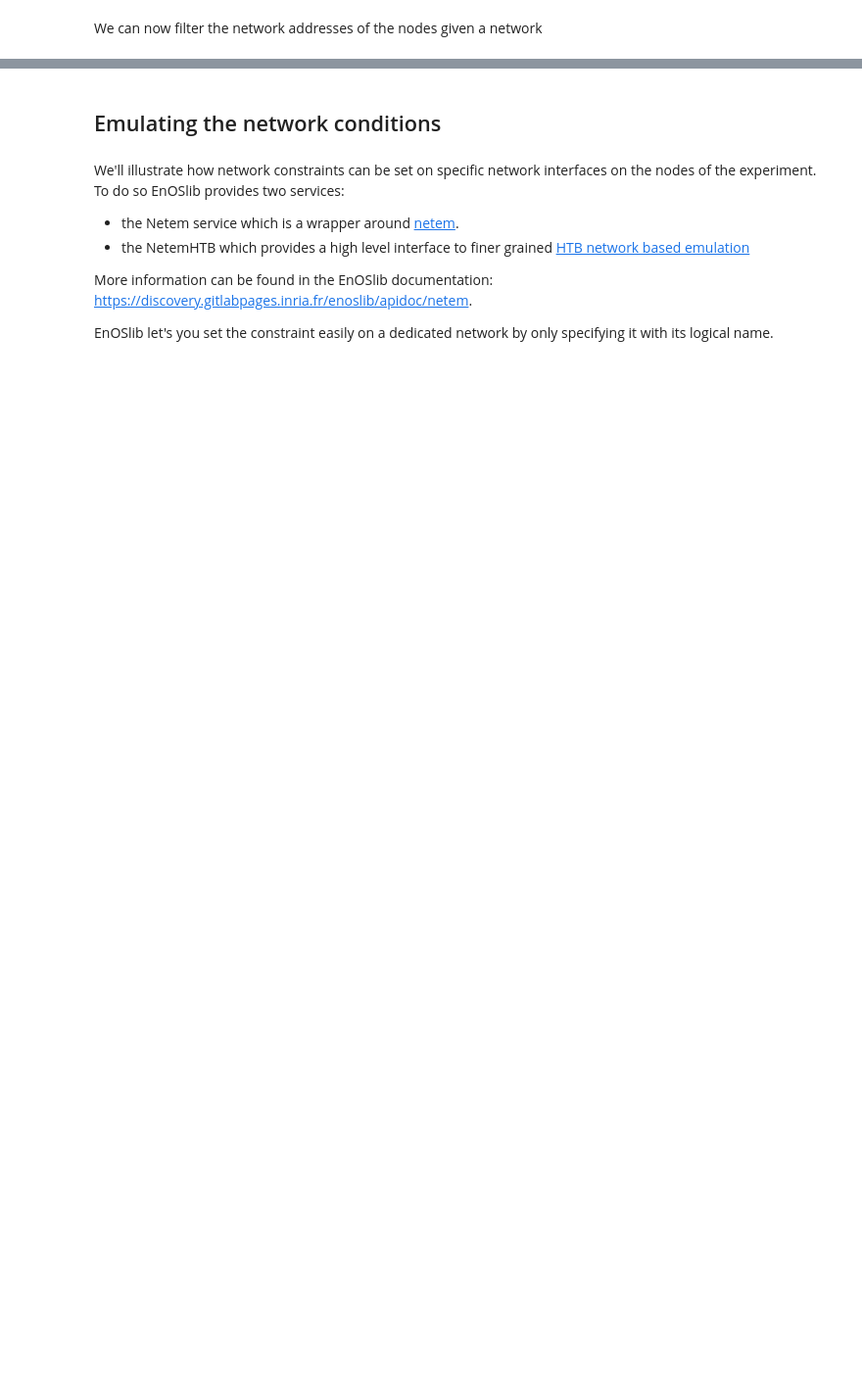
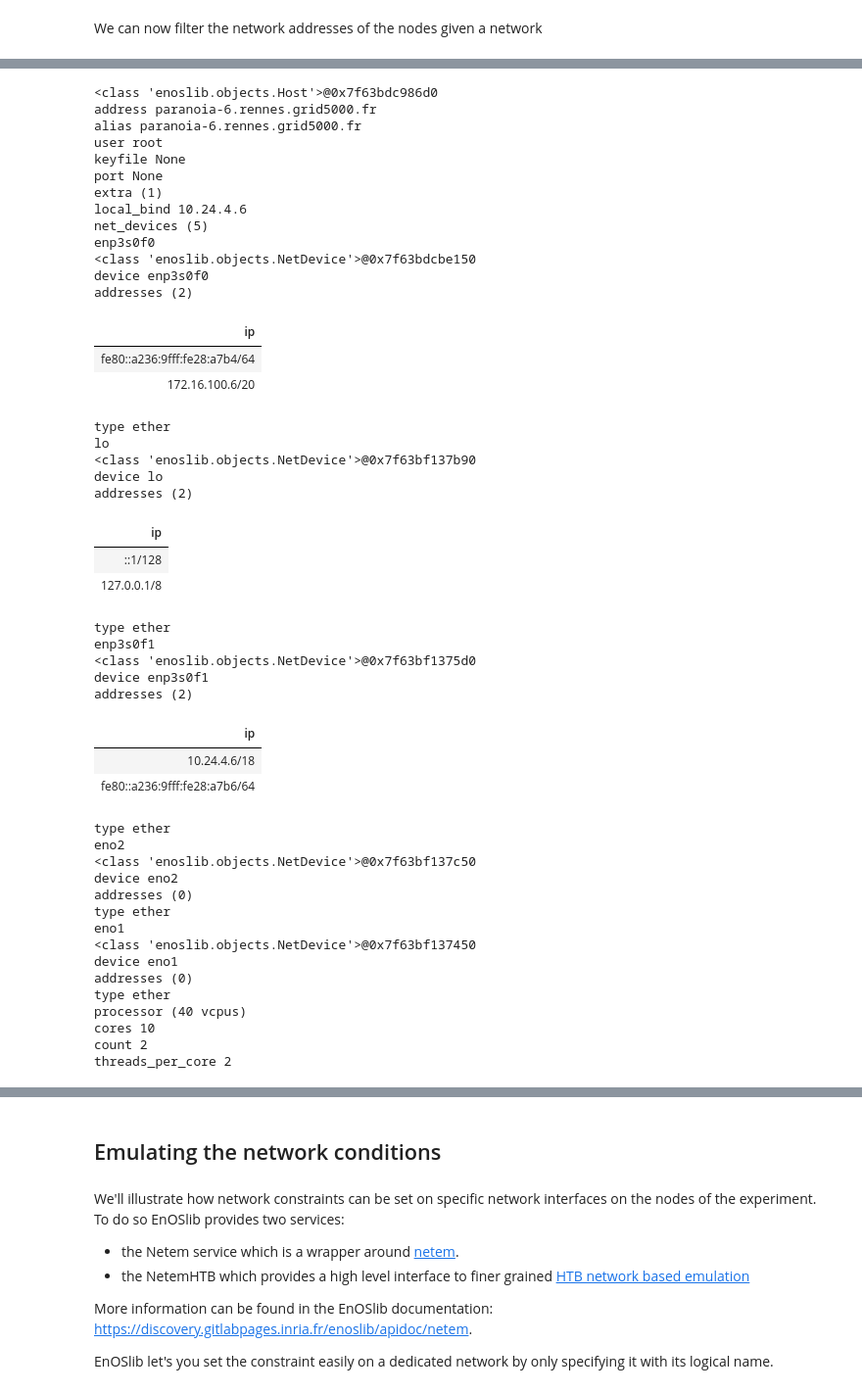
Before and after one commit to BeyondTheClouds/enoslib, a Jupyter notebook: docs/jupyter/03_using_several_networks.ipynb, the cells around one changed output, grey strips where cells are left out. Shown at 98% size. Drawn from its saved outputs; the diff is of its cells as text; code cells hidden in the pictures; blank space fills up the shorter version.

```diff
--- a/docs/jupyter/03_using_several_networks.ipynb
+++ b/docs/jupyter/03_using_several_networks.ipynb
@@ -207,0 +245,52 @@ Image(f"result/{roles['client'][0].alias}/result.png")
+# %%
+for h in roles["client"]:
+    h.extra.update({"local_bind": h.filter_addresses(networks=networks["private"])[0].ip.ip})
+roles["client"][0]
+# %% [output]
+<class 'enoslib.objects.Host'>@0x7f63bdc986d0
+address paranoia-6.rennes.grid5000.fr
+alias paranoia-6.rennes.grid5000.fr
+user root
+keyfile None
+port None
+extra (1)
+local_bind 10.24.4.6
+net_devices (5)
+enp3s0f0
+<class 'enoslib.objects.NetDevice'>@0x7f63bdcbe150
+device enp3s0f0
+addresses (2)
+| ip |
+| fe80::a236:9fff:fe28:a7b4/64 |
+| 172.16.100.6/20 |
+type ether
+lo
+<class 'enoslib.objects.NetDevice'>@0x7f63bf137b90
+device lo
+addresses (2)
+| ip |
+| ::1/128 |
+| 127.0.0.1/8 |
+type ether
+enp3s0f1
+<class 'enoslib.objects.NetDevice'>@0x7f63bf1375d0
+device enp3s0f1
+addresses (2)
+| ip |
+| 10.24.4.6/18 |
+| fe80::a236:9fff:fe28:a7b6/64 |
+type ether
+eno2
+<class 'enoslib.objects.NetDevice'>@0x7f63bf137c50
+device eno2
+addresses (0)
+type ether
+eno1
+<class 'enoslib.objects.NetDevice'>@0x7f63bf137450
+device eno1
+addresses (0)
+type ether
+processor (40 vcpus)
+cores 10
+count 2
+threads_per_core 2
```
Also changed, not shown: parts of 23 cells of this notebook, 3 other files.
